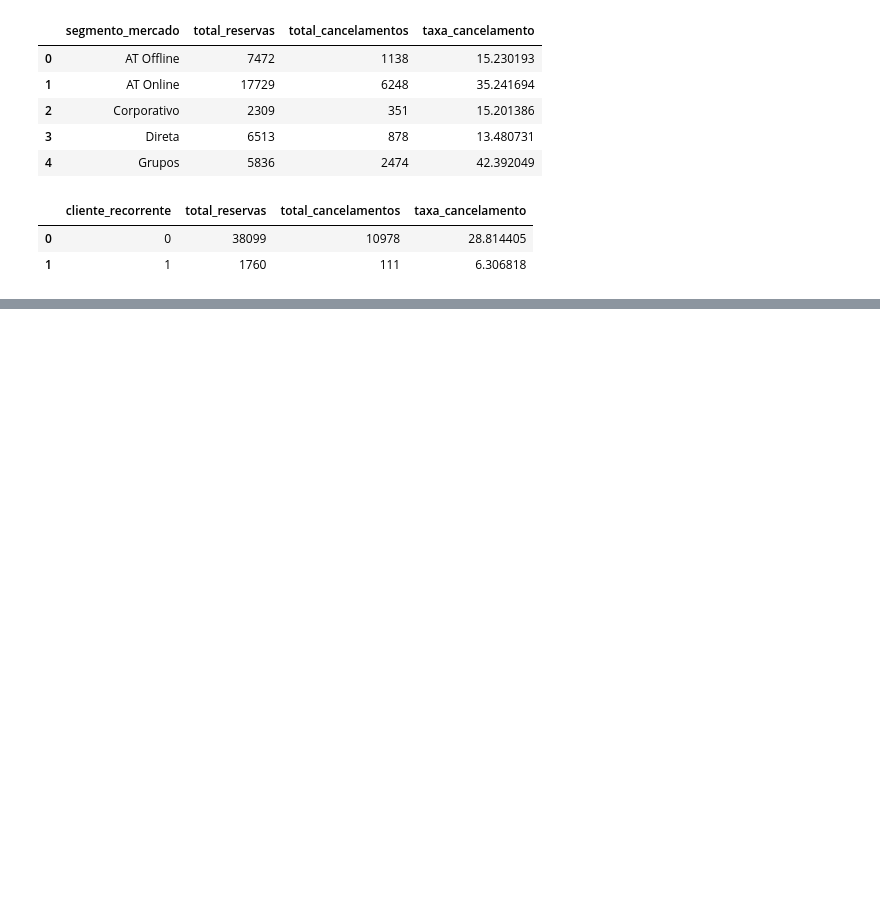
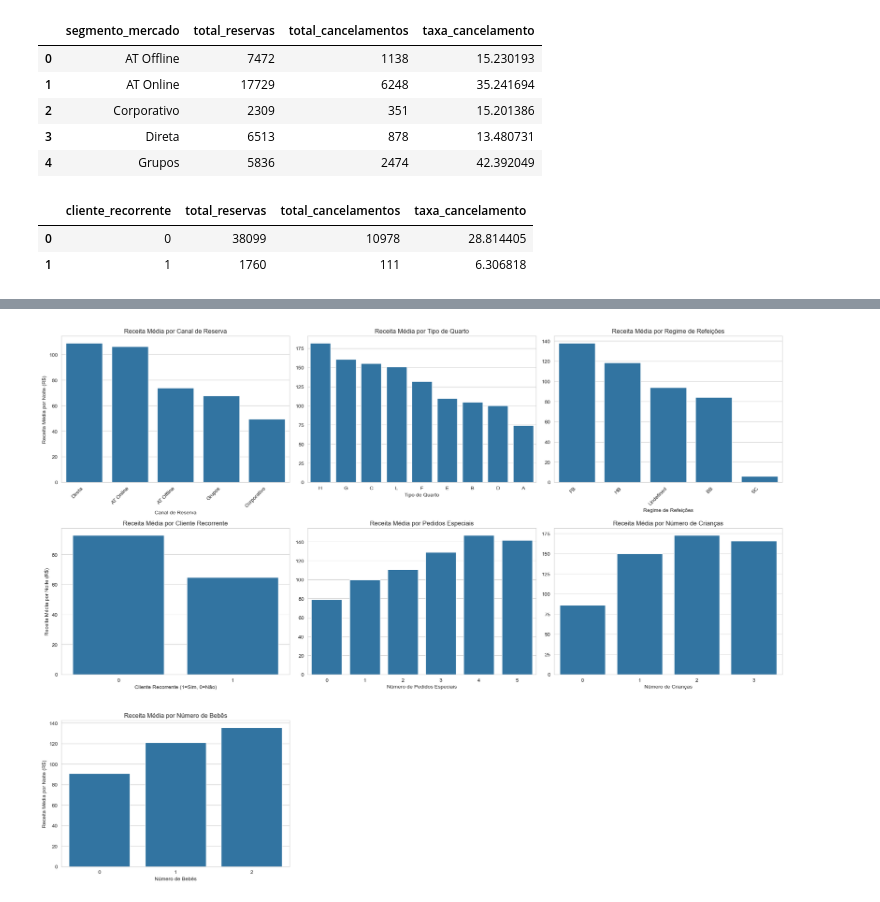
Before and after one commit to lindvidal/Insider, a Jupyter notebook: Case Hotel BA.ipynb, the cells around one changed output, grey strips where cells are left out. Cells and saved outputs as stored; diff of their text form; code cells hidden in the pictures; blank space fills up the shorter version.

```diff
--- a/Case Hotel BA.ipynb
+++ b/Case Hotel BA.ipynb
@@ -407,0 +600,96 @@ A proporção de estadias com mais de 14 noites é: 0.7%
+# %%
+df = df_hotel.copy(deep=True)
+
+# Filtrando apenas as reservas que não foram canceladas para a análise de receita
+df_receita = df[df['reserva_cancelada'] == 0].copy()
+
+# --- Análise de Receita Média por Variável ---
+
+# 1. Receita Média por Canal de Reserva
+receita_por_canal = df_receita.groupby('segmento_mercado')['receita_por_noite'].mean().sort_values(ascending=False).reset_index()
+print("Receita Média por Canal de Reserva:\n",receita_por_canal,"\n")
+
+# 2. Receita Média por Tipo de Quarto
+receita_por_quarto = df_receita.groupby('tipo_quarto')['receita_por_noite'].mean().sort_values(ascending=False).reset_index()
+print("Receita Média por Tipo de Quarto:\n",receita_por_quarto,"\n")
+
+# 3. Receita Média por Regime de Refeições
+receita_por_refeicao = df_receita.groupby('alimentacao')['receita_por_noite'].mean().sort_values(ascending=False).reset_index()
+print("Receita Média por Regime de Refeições:\n",receita_por_refeicao,"\n")
+
+# 4. Receita Média por Cliente Recorrente
+receita_por_recorrente = df_receita.groupby('cliente_recorrente')['receita_por_noite'].mean().sort_values(ascending=False).reset_index()
+print("Receita Média por Cliente Recorrente:\n", receita_por_recorrente, "\n")
+
+# 5. Receita Média por Pedidos Especiais
+receita_por_pedidos = df_receita.groupby('pedidos_especiais')['receita_por_noite'].mean().sort_values(ascending=False).reset_index()
+print("Receita Média por Pedidos Especiais:\n", receita_por_pedidos, "\n")
+
+# 6. Receita Média por Número de Crianças
+receita_por_criancas = df_receita.groupby('criancas')['receita_por_noite'].mean().sort_values(ascending=False).reset_index()
+print("Receita Média por Número de Crianças:\n", receita_por_criancas, "\n")
+
+# 7. Receita Média por Número de Bebês
+receita_por_bebes = df_receita.groupby('bebes')['receita_por_noite'].mean().sort_values(ascending=False).reset_index()
+print("Receita Média por Número de Bebês:\n", receita_por_bebes, "\n")
+
+
+# --- Visualização dos Resultados ---
+
+# Configurando o estilo dos gráficos
+plt.figure(figsize=(20, 15))
+
+# Gráfico 1: Canal de Reserva
+plt.subplot(2, 4,  1)
+sns.barplot(x='segmento_mercado', y='receita_por_noite', data=receita_por_canal)
+plt.title('Receita Média por Canal de Reserva')
+plt.xlabel('Canal de Reserva')
+plt.ylabel('Receita Média por Noite (R$)')
+plt.xticks(rotation=45, ha='right')
+
+# Gráfico 2: Tipo de Quarto
+plt.subplot(2, 4,  2)
+sns.barplot(x='tipo_quarto', y='receita_por_noite', data=receita_por_quarto)
+plt.title('Receita Média por Tipo de Quarto')
+plt.xlabel('Tipo de Quarto')
+plt.ylabel('')
+
+# Gráfico 3: Regime de Refeições
+plt.subplot(2, 4,  3)
+sns.barplot(x='alimentacao', y='receita_por_noite', data=receita_por_refeicao)
+plt.title('Receita Média por Regime de Refeições')
+plt.xlabel('Regime de Refeições')
+plt.ylabel('')
+plt.xticks(rotation=45, ha='right')
+
+# Gráfico 4: Cliente Recorrente
+plt.subplot(2, 4,  4)
+sns.barplot(x='cliente_recorrente', y='receita_por_noite', data=receita_por_recorrente)
+plt.title('Receita Média por Cliente Recorrente')
+plt.xlabel('Cliente Recorrente (1=Sim, 0=Não)')
+plt.ylabel('Receita Média por Noite (R$)')
+
+# Gráfico 5: Pedidos Especiais
+plt.subplot(2, 4,  5)
+sns.barplot(x='pedidos_especiais', y='receita_por_noite', data=receita_por_pedidos)
+plt.title('Receita Média por Pedidos Especiais')
+plt.xlabel('Número de Pedidos Especiais')
+plt.ylabel('')
+
+# Gráfico 6: Número de Crianças
+plt.subplot(2, 4,  6)
+sns.barplot(x='criancas', y='receita_por_noite', data=receita_por_criancas)
+plt.title('Receita Média por Número de Crianças')
+plt.xlabel('Número de Crianças')
+plt.ylabel('')
+
+# Gráfico 7: Número de Bebês
+plt.subplot(2, 4,  7)
+sns.barplot(x='bebes', y='receita_por_noite', data=receita_por_bebes)
+plt.title('Receita Média por Número de Bebês')
+plt.xlabel('Número de Bebês')
+plt.ylabel('Receita Média por Noite (R$)')
+
+plt.tight_layout()
+plt.show()
+# %% [output]
@@ -407,0 +713 @@ A proporção de estadias com mais de 14 noites é: 0.7%
+[figure, added]
```
Also changed, not shown: parts of 24 cells of this notebook, 1 other file.
